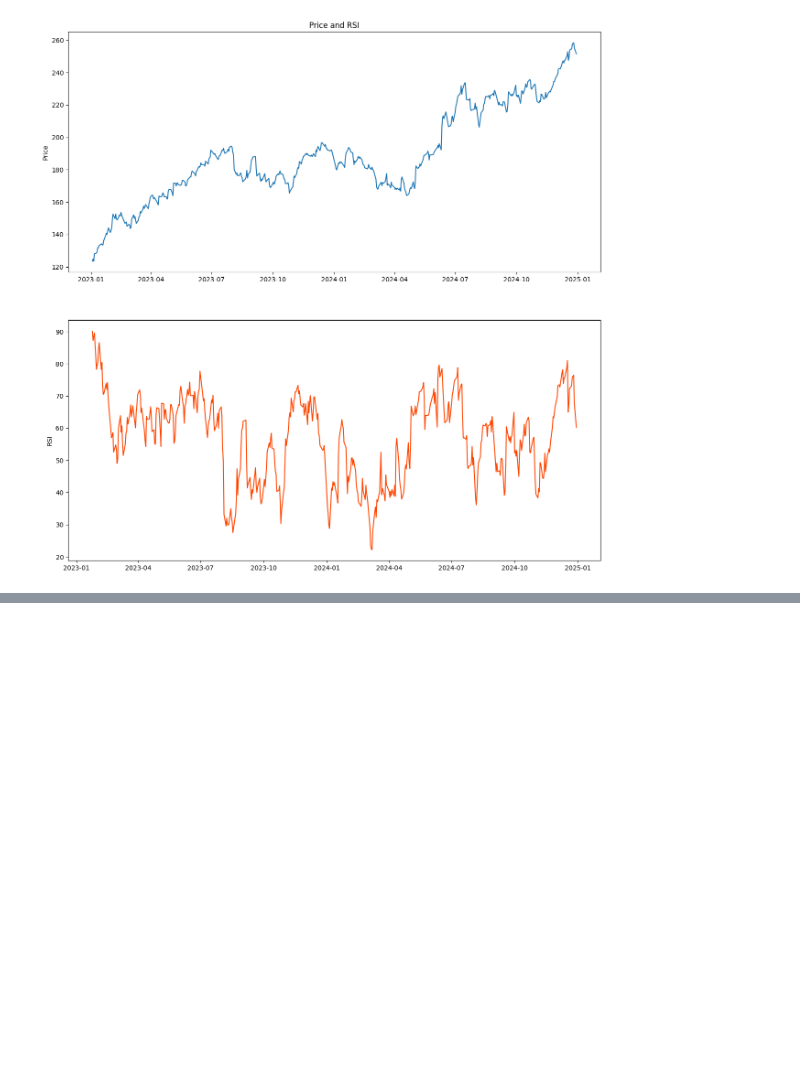
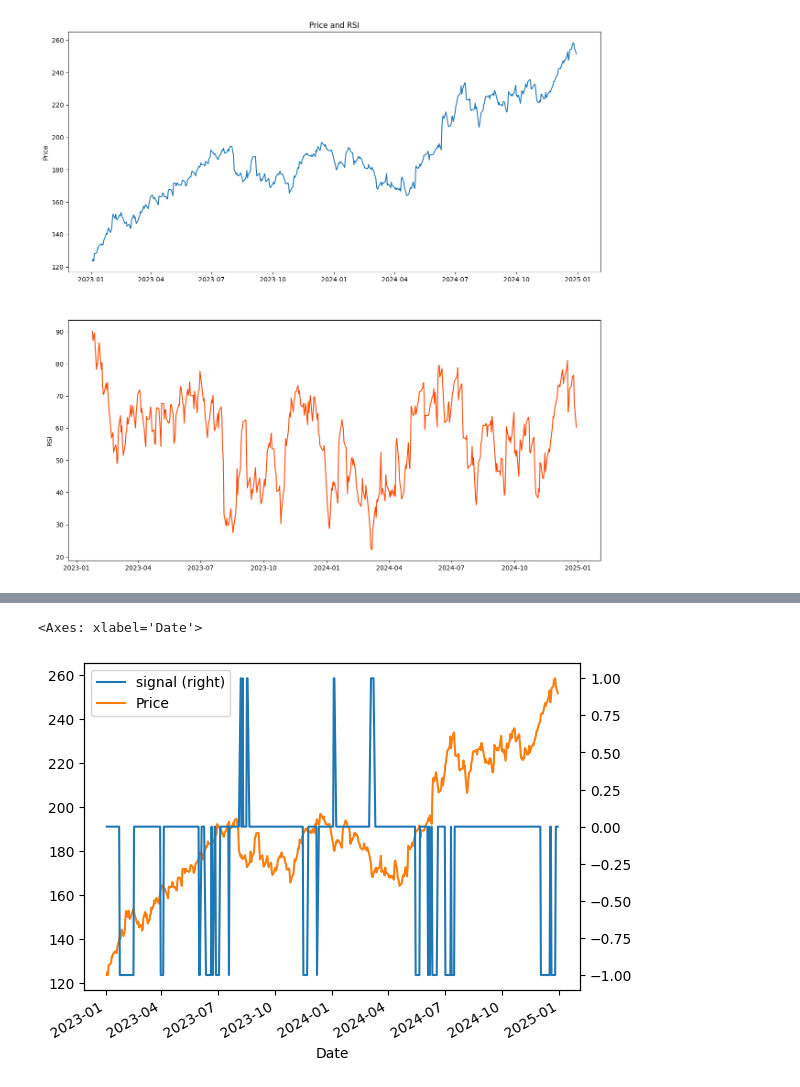
Before and after one commit to Mayahm04/Financial_Trading, a Jupyter notebook: project.ipynb, the cells around one changed output, grey strips where cells are left out. Saved outputs shown, nothing was run; the diff lists cells and outputs as text; code cells hidden in the pictures; blank space fills up the shorter version.

```diff
--- a/project.ipynb
+++ b/project.ipynb
@@ -108,0 +175,9 @@ prices.columns = ['AAPL']
+# %%
+# Merge the data
+combined_df = bt.merge(signal, data[['Close']])
+combined_df.columns = ['signal', 'Price']
+combined_df.plot(secondary_y =['signal'])
+#plt.savefig("Data/rsisignal.jpg")
+# %% [output]
+<Axes: xlabel='Date'>
+[figure, added]
```
Also changed, not shown: parts of 16 cells of this notebook.
